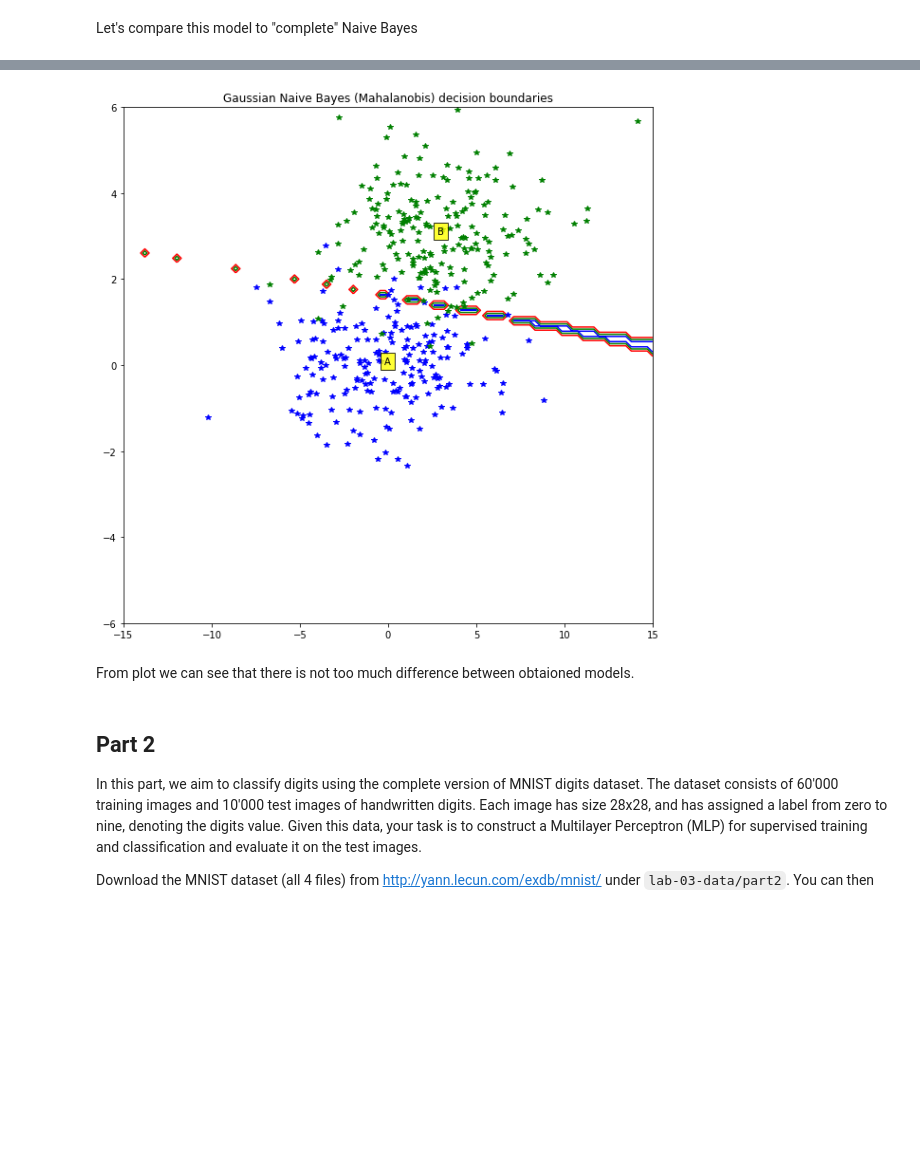
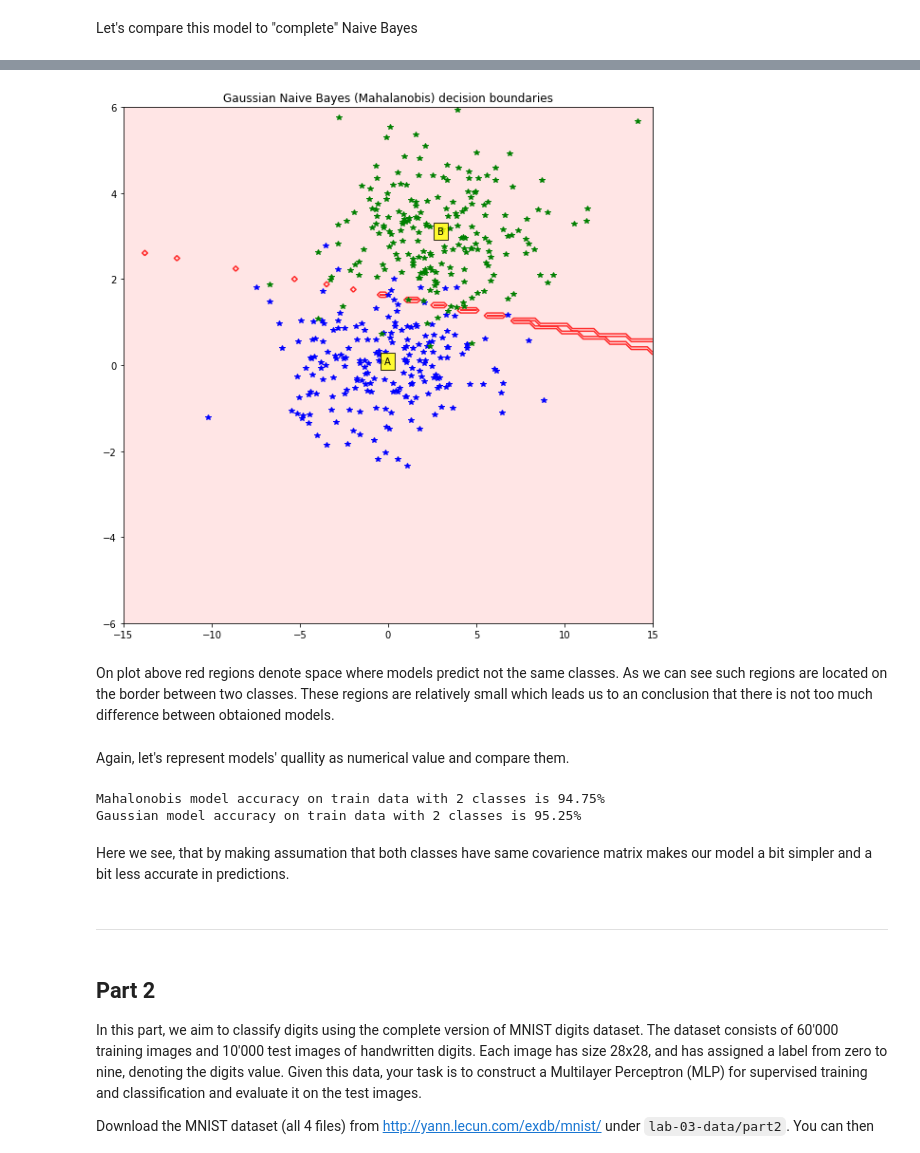
Before and after one commit to oganesManasian/Image-analysis-and-pattern-recognition, a Jupyter notebook: labs/lab_03_classification.ipynb, the cells around one changed output, grey strips where cells are left out. Saved outputs shown, nothing was run; the diff lists cells and outputs as text; code cells hidden in the pictures; blank space fills up the shorter version.

```diff
--- a/labs/lab_03_classification.ipynb
+++ b/labs/lab_03_classification.ipynb
@@ -137,0 +141,7 @@ plt.show()
+# %%
+data = np.vstack((a, b, c))
+labels = np.array([0] * len(a) + [1] * len(b) + [2] * len(c))
+
+predicted =  np.array([predict_gaussian(el, class_mean, class_cov, [0, 1, 2]) for el in data])
+accuracy = (predicted == labels).sum() / len(data)
+print(f"Obtained model accuracy on train data is {accuracy * 100}%")
@@ -145,9 +157,6 @@ Now just for curiosity reasons let's see how our model differ for sklearn' one.
 from sklearn.naive_bayes import GaussianNB
 # %% [markdown]
 We will use [Gaussian Naive Bayes](https://scikit-learn.org/stable/modules/generated/sklearn.naive_bayes.GaussianNB.html) which will estimate parameters of distributions and on that basis creat model for future predictions.
-# %%
-data = np.vstack((a, b, c))
-labels = [0] * len(a) + [1] * len(b) + [2] * len(c)
 # %%
 model_gaussian = GaussianNB(priors = None)
 model_gaussian.fit(data, labels)
@@ -220,8 +239,8 @@ def predict_mahalanobis(x, class_mean, cov, labels):
     discriminant_values = [discriminant_func(x, mean, cov) for mean in class_mean]
     return labels[np.argmax(discriminant_values)]
 # %%
-class_mean = class_mean[:2] # Take only values for class A and B
-class_cov = class_cov[:2] # Take only values for class A and B
+class_mean_2classes = class_mean[:2] # Take only values for class A and B
+class_cov_2classes = class_cov[:2] # Take only values for class A and B
 cov = class_cov[0] # Assume that covariance matrices are the same
 # %%
 N = 100
@@ -251,8 +270,8 @@ plt.show()
 # %% [markdown]
 Let's compare this model to "complete" Naive Bayes
 # %%
-predictions_mahalanobis = np.array([predict_mahalanobis(x, class_mean, cov, [0, 1])
+predictions_mahalanobis = np.array([predict_mahalanobis(x, class_mean_2classes, cov, [0, 1])
                                     for x in zip(np.ravel(X), np.ravel(Y))]).reshape(X.shape)
-predictions_gaussian = np.array([predict_gaussian(x, class_mean, class_cov, [0, 1])
+predictions_gaussian = np.array([predict_gaussian(x, class_mean_2classes, class_cov_2classes, [0, 1])
                                     for x in zip(np.ravel(X), np.ravel(Y))]).reshape(X.shape)
 # %% [markdown]
@@ -260,29 +279,51 @@ We will plot regions where predictions are not the same for models
 # %%
 N = 100
 X = np.linspace(-15, 15, N)
 Y = np.linspace(-6, 6, N)
 X, Y = np.meshgrid(X, Y)
 
 fig = plt.figure(figsize = (10,10))
 ax = fig.gca()
 
 
 are_different = predictions_gaussian == predictions_mahalanobis
 
 #Plot the filled and boundary contours
-ax.contour(X, Y, are_different, 2, alpha = 1, colors=colors)
+ax.contour(X, Y, are_different, 1, alpha = 0.8, colors=["red"])
+ax.contourf(X, Y, are_different, 1, alpha = .1, colors=["red"])
 
 # Add axis and title
 ax.set_title('Gaussian Naive Bayes (Mahalanobis) decision boundaries')
 for title, class_points, color in zip(titles, [a_xy, b_xy], colors):
     ax.plot(class_points[0], class_points[1], "*", color=color)
     ax.text(x=np.mean(class_points[0]), y = np.mean(class_points[1]), s=title, bbox=dict(facecolor='yellow', alpha=0.8))
 
 plt.show()
 # %% [output]
-[figure, old version]
+[figure, new version]
-# %% [markdown]
-From plot we can see that there is not too much difference between obtaioned models.
+# %% [markdown]
+On plot above red regions denote space where models predict not the same classes. As we can see such regions are located on the border between two classes. These regions are relatively small which leads us to an conclusion that there is not too much difference between obtaioned models.
+# %% [markdown]
+Again, let's represent models' quallity as numerical value and compare them.
+# %%
+data_2classes = np.vstack((a, b))
+labels_2classes = np.array([0] * len(a) + [1] * len(b))
+
+predicted_mahalanobis =  np.array([predict_mahalanobis(el, class_mean_2classes, cov, [0, 1]) for el in data_2classes])
+accuracy_mahalanobis = (predicted_mahalanobis == labels_2classes).sum() / len(data_2classes)
+
+predicted_gaussian =  np.array([predict_gaussian(el, class_mean_2classes, class_cov_2classes, [0, 1]) for el in data_2classes])
+accuracy_gaussian = (predicted_gaussian == labels_2classes).sum() / len(data_2classes)
+
+print(f"Mahalonobis model accuracy on train data with 2 classes is {accuracy_mahalanobis * 100}%")
+print(f"Gaussian model accuracy on train data with 2 classes is {accuracy_gaussian * 100}%")
+# %% [output]
+Mahalonobis model accuracy on train data with 2 classes is 94.75%
+Gaussian model accuracy on train data with 2 classes is 95.25%
+# %% [markdown]
+Here we see, that by making assumation that both classes have same covarience matrix makes our model a bit simpler and a bit less accurate in predictions.
+# %% [markdown]
+---
 # %% [markdown]
 ## Part 2
 In this part, we aim to classify digits using the complete version of MNIST digits dataset.
```
Also changed, not shown: parts of 30 cells of this notebook.
